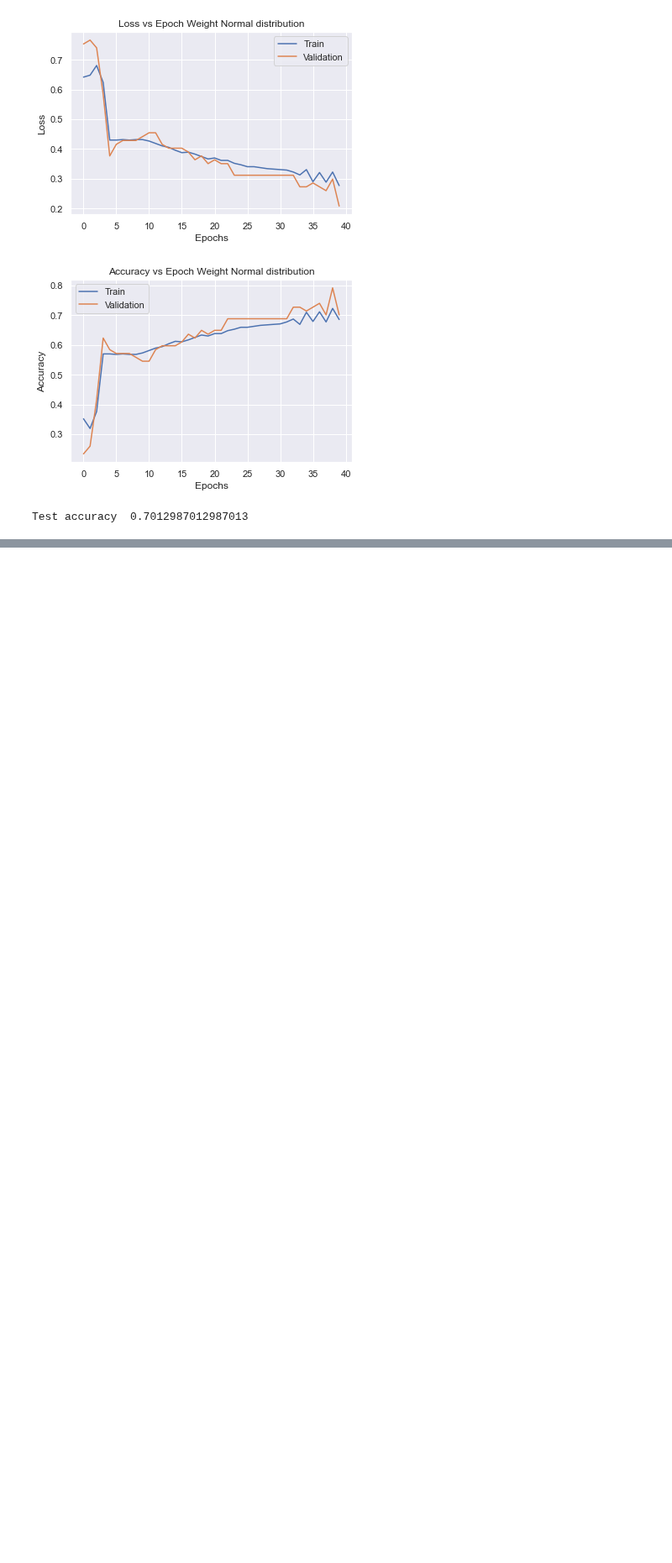
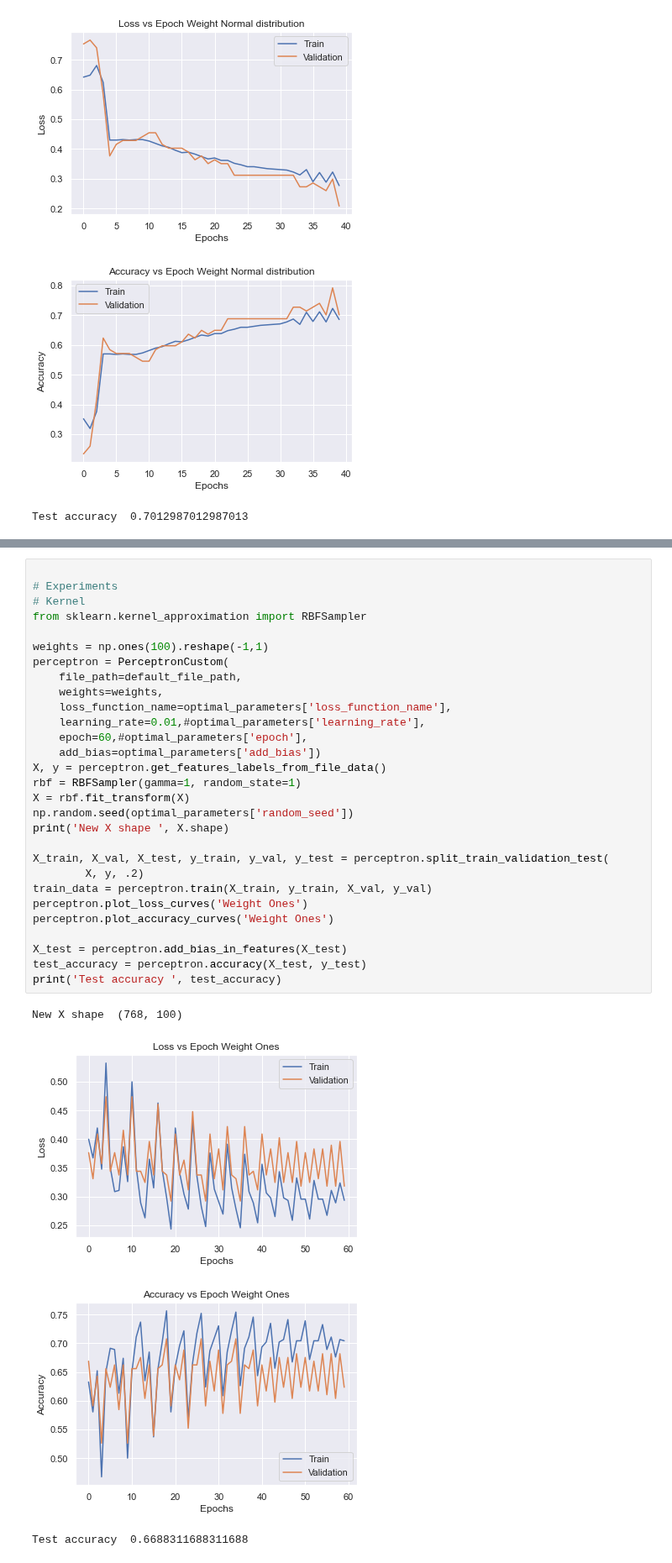
Before and after one commit to poo5zan/deep_learning_fundamentals, a Jupyter notebook: assignment_1/assignment_1.ipynb, the cells around one changed output, grey strips where cells are left out. Shown at 84% size. Saved outputs shown, nothing was run; the diff lists cells and outputs as text; blank space fills up the shorter version.

```diff
--- a/assignment_1/assignment_1.ipynb
+++ b/assignment_1/assignment_1.ipynb
@@ -658 +673,35 @@ print('Test accuracy ', test_accuracy)
 Test accuracy  0.7272727272727273
+# %%
+
+# Experiments
+# Kernel
+from sklearn.kernel_approximation import RBFSampler
+
+weights = np.ones(100).reshape(-1,1)
+perceptron = PerceptronCustom(
+    file_path=default_file_path,
+    weights=weights,
+    loss_function_name=optimal_parameters['loss_function_name'],
+    learning_rate=0.01,#optimal_parameters['learning_rate'],
+    epoch=60,#optimal_parameters['epoch'],
+    add_bias=optimal_parameters['add_bias'])
+X, y = perceptron.get_features_labels_from_file_data()
+rbf = RBFSampler(gamma=1, random_state=1)
+X = rbf.fit_transform(X)
+np.random.seed(optimal_parameters['random_seed'])
+print('New X shape ', X.shape)
+
+X_train, X_val, X_test, y_train, y_val, y_test = perceptron.split_train_validation_test(
+        X, y, .2)
+train_data = perceptron.train(X_train, y_train, X_val, y_val)
+perceptron.plot_loss_curves('Weight Ones')
+perceptron.plot_accuracy_curves('Weight Ones')
+
+X_test = perceptron.add_bias_in_features(X_test)
+test_accuracy = perceptron.accuracy(X_test, y_test)
+print('Test accuracy ', test_accuracy)
+# %% [output]
+New X shape  (768, 100)
+[figure, added]
+[figure, added]
+Test accuracy  0.6688311688311688
```
Also changed, not shown: parts of 10 cells of this notebook.
